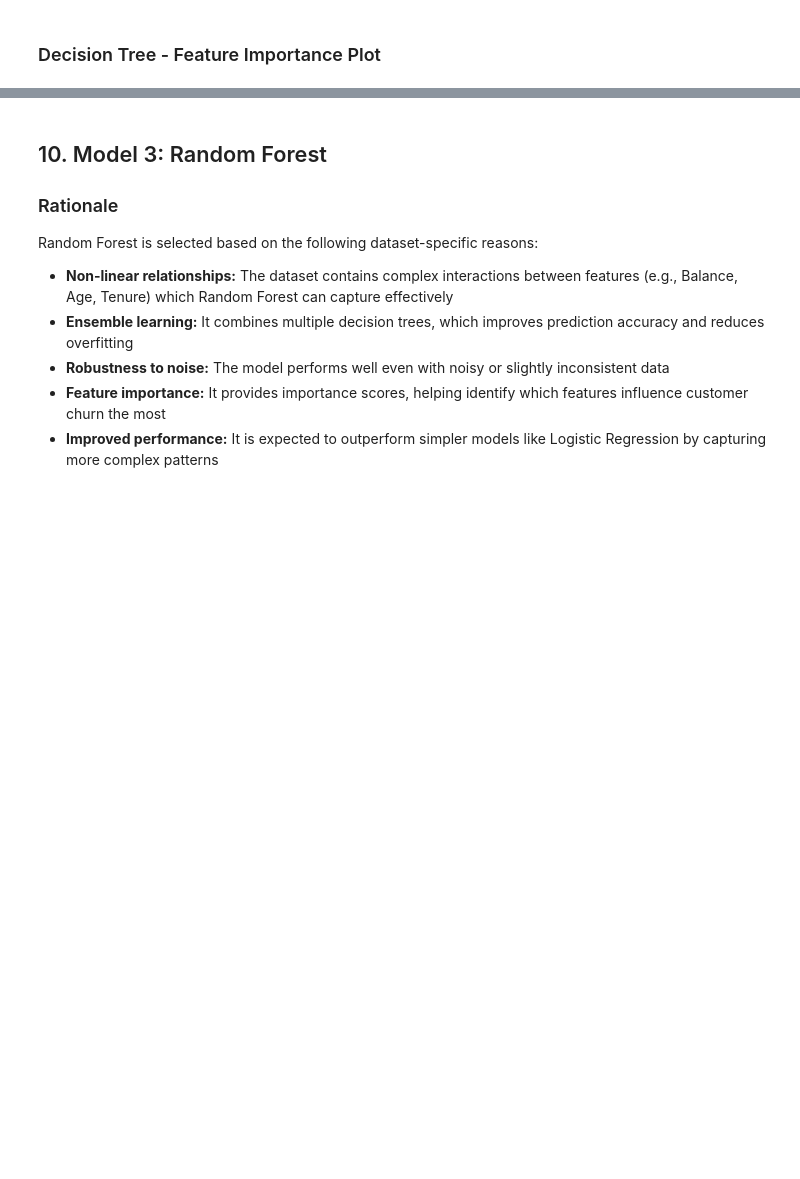
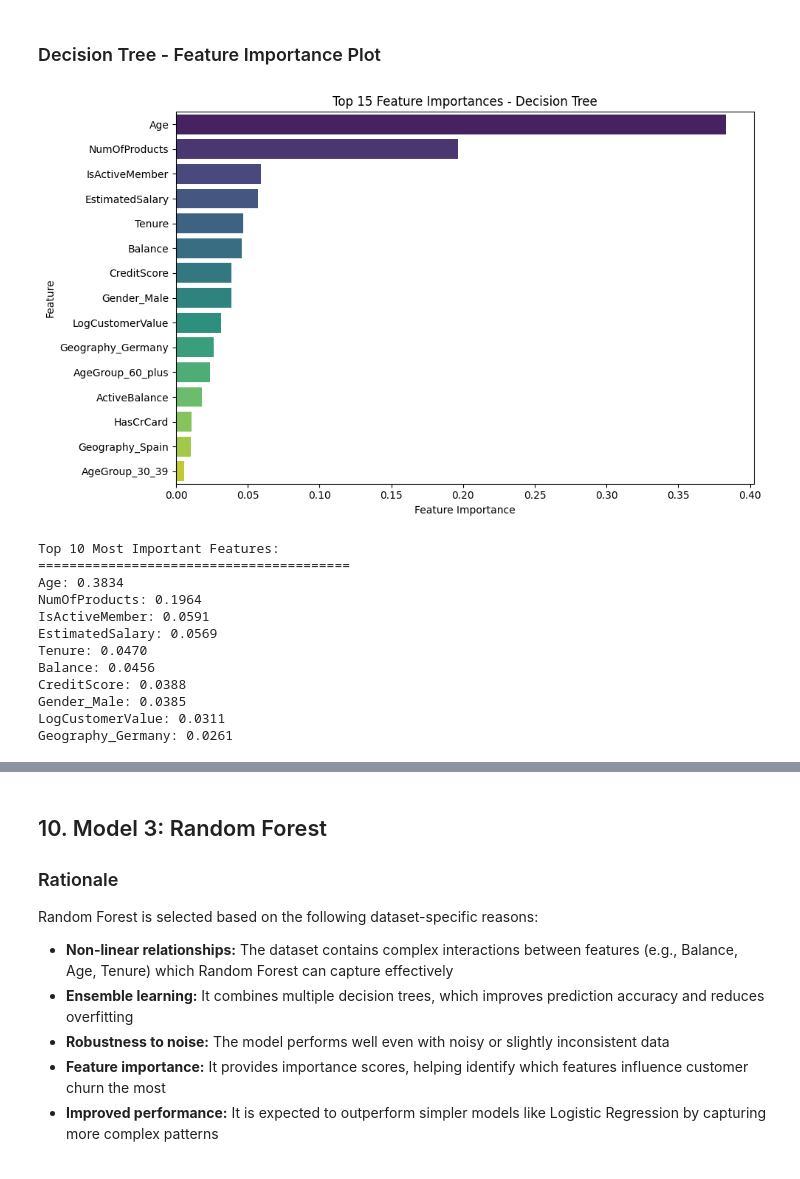
Before and after one commit to itsWesam/SWE485-Project-Group4, a Jupyter notebook: Phase1_Supervised_Learning.ipynb, the cells around one changed output, grey strips where cells are left out. Drawn from its saved outputs; the diff is of its cells as text; code cells hidden in the pictures; blank space fills up the shorter version.

Commit message:
Save Decision Tree evaluation outputs and plots

```diff
--- a/Phase1_Supervised_Learning.ipynb
+++ b/Phase1_Supervised_Learning.ipynb
@@ -546,2 +569,12 @@ Decision Tree is selected based on the following dataset-specific reasons:
 # %%
-****************code missing (sara)
+# Initialize Decision Tree with default parameters
+dt_model = DecisionTreeClassifier(random_state=42)
+
+# Train the model on training data
+dt_model.fit(X_train, y_train)
+
+# Predict on test data
+dt_pred = dt_model.predict(X_test)
+
+print("Decision Tree trained successfully!")
+print("Initial Accuracy:", round(accuracy_score(y_test, dt_pred), 3))
@@ -550,8 +586,6 @@ Decision Tree is selected based on the following dataset-specific reasons:
 We use GridSearchCV to find the best hyperparameters for the model in order to improve performance and control model complexity.
 # %%
-from sklearn.tree import DecisionTreeClassifier
 from sklearn.model_selection import GridSearchCV
-from sklearn.metrics import accuracy_score
 
 # Define hyperparameter grid
 dt_param_grid = {
@@ -561,28 +595,22 @@ dt_param_grid = {
     'class_weight': [None, 'balanced']
 }
 
-# Setup GridSearchCV with 5-fold cross-validation
+# Grid search with 5-fold cross validation
 dt_grid = GridSearchCV(
     DecisionTreeClassifier(random_state=42),
     dt_param_grid,
     cv=5,
     scoring='roc_auc',
-    n_jobs=-1,
-    verbose=1
+    verbose=1,
+    n_jobs=-1
 )
 
-print("\nStarting GridSearchCV for Decision Tree...")
 dt_grid.fit(X_train, y_train)
 
-print("\nBest Parameters:", dt_grid.best_params_)
+print("Best Parameters:", dt_grid.best_params_)
+print("Best ROC-AUC Score:", dt_grid.best_score_.round(3))
 
-# Get the best model
+# Retrain with best parameters
 dt_model = dt_grid.best_estimator_
-
-# Predictions
 dt_pred = dt_model.predict(X_test)
-dt_proba = dt_model.predict_proba(X_test)[:, 1]
-
-# Correct way to print accuracy
-accuracy_tuned = accuracy_score(y_test, dt_pred)
-print(f"\nTuned Accuracy: {accuracy_tuned:.4f}")
+print("Accuracy with best params:", round(accuracy_score(y_test, dt_pred), 3))
@@ -729,23 +811,44 @@ print("Std Accuracy:", dt_cv_accuracy.std().round(3))
 # %%
 importances = dt_model.feature_importances_
 feature_names = X.columns.tolist()
 
 # Create DataFrame for visualization
 feat_imp_df = pd.DataFrame({
     'feature': feature_names,
     'importance': importances
 }).sort_values('importance', ascending=False)
 
 plt.figure(figsize=(10, 6))
-sns.barplot(data=feat_imp_df.head(15), x='importance', y='feature', palette='viridis')
+sns.barplot(
+    data=feat_imp_df.head(15),
+    x='importance',
+    y='feature',
+    hue='feature',
+    palette='viridis',
+    legend=False
+)
 plt.xlabel('Feature Importance')
 plt.ylabel('Feature')
 plt.title('Top 15 Feature Importances - Decision Tree')
 plt.tight_layout()
 plt.show()
 
 # Print top features
 print("\nTop 10 Most Important Features:")
 print("="*40)
-for idx, row in feat_imp_df.head(10).iterrows():
+for _, row in feat_imp_df.head(10).iterrows():
     print(f"{row['feature']}: {row['importance']:.4f}")
+# %% [output]
+[figure, added]
+Top 10 Most Important Features:
+========================================
+Age: 0.3834
+NumOfProducts: 0.1964
+IsActiveMember: 0.0591
+EstimatedSalary: 0.0569
+Tenure: 0.0470
+Balance: 0.0456
+CreditScore: 0.0388
+Gender_Male: 0.0385
+LogCustomerValue: 0.0311
+Geography_Germany: 0.0261
```
Also changed, not shown: parts of 28 cells of this notebook, 7 other files.
